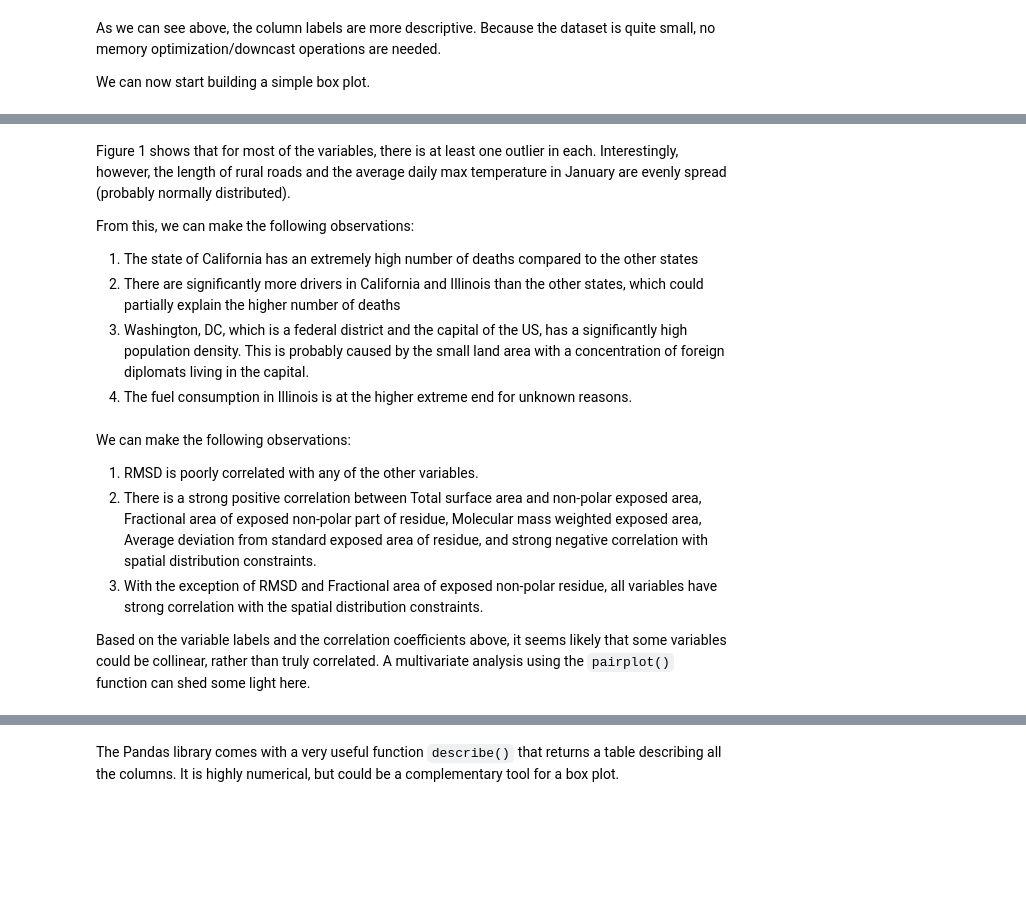
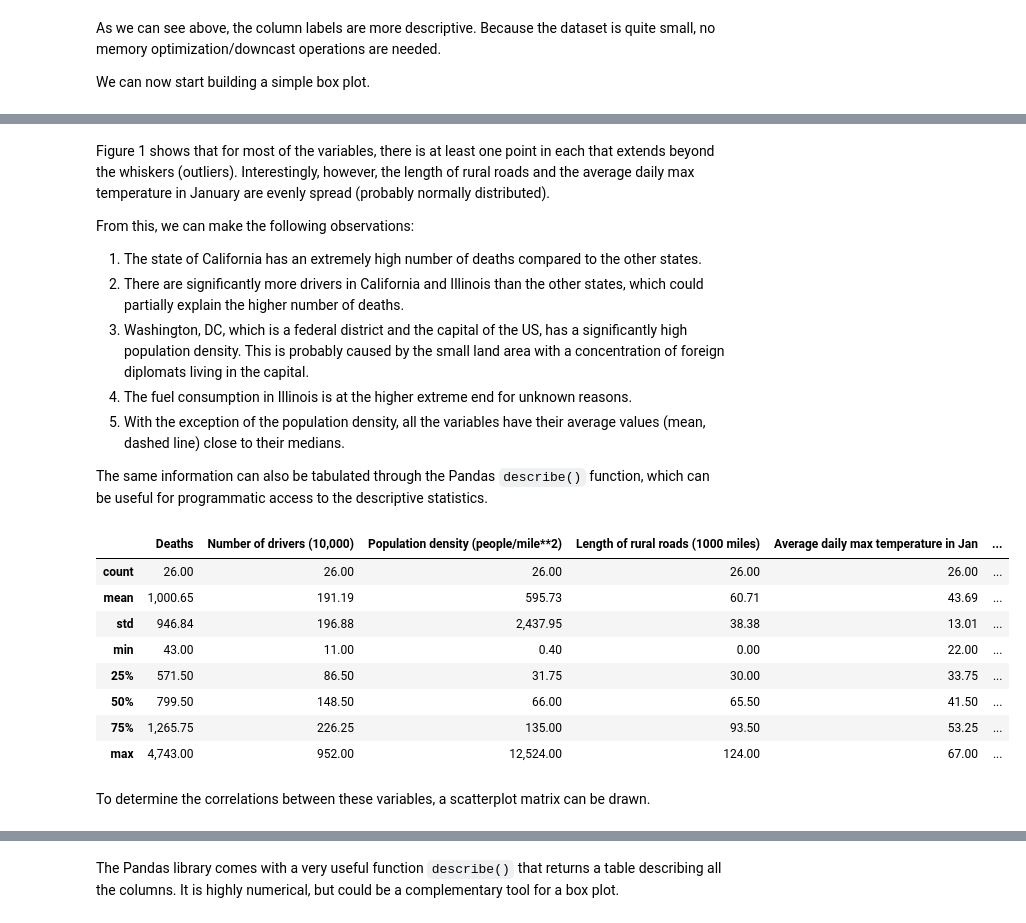
Before and after one commit to m-noor/FundamentalsofDA-Project, a Jupyter notebook: FundamentalsOfDA-Project.ipynb, the cells around one changed output, grey strips where cells are left out. Drawn from its saved outputs; the diff is of its cells as text; code cells hidden in the pictures; blank space fills up the shorter version.

```diff
--- a/FundamentalsOfDA-Project.ipynb
+++ b/FundamentalsOfDA-Project.ipynb
@@ -201,21 +204,32 @@ iplot(fig)
 # %% [output]
 [interactive output not drawn]
 # %% [markdown]
-Figure 1 shows that for most of the variables, there is at least one outlier in each. Interestingly, however, the length of rural roads and the average daily max temperature in January are evenly spread (probably normally distributed).
+Figure 1 shows that for most of the variables, there is at least one point in each that extends beyond the whiskers (outliers). Interestingly, however, the length of rural roads and the average daily max temperature in January are evenly spread (probably normally distributed).
 
 From this, we can make the following observations:
-1. The state of California has an extremely high number of deaths compared to the other states
-1. There are significantly more drivers in California and Illinois than the other states, which could partially explain the higher number of deaths
+1. The state of California has an extremely high number of deaths compared to the other states.
+1. There are significantly more drivers in California and Illinois than the other states, which could partially explain the higher number of deaths.
 1. Washington, DC, which is a federal district and the capital of the US, has a significantly high population density. This is probably caused by the small land area with a concentration of foreign diplomats living in the capital.
 1. The fuel consumption in Illinois is at the higher extreme end for unknown reasons.
+1. With the exception of the population density, all the variables have their average values (mean, dashed line) close to their medians.
+
+The same information can also be tabulated through the Pandas `describe()` function, which can be useful for programmatic access to the descriptive statistics.
-# %% [markdown]
-We can make the following observations:
-
-1. RMSD is poorly correlated with any of the other variables.
-1. There is a strong positive correlation between Total surface area and non-polar exposed area, Fractional area of exposed non-polar part of residue, Molecular mass weighted exposed area, Average deviation from standard exposed area of residue, and strong negative correlation with spatial distribution constraints.
-1. With the exception of RMSD and Fractional area of exposed non-polar residue, all variables have strong correlation with the spatial distribution constraints.
-
-Based on the variable labels and the correlation coefficients above, it seems likely that some variables could be collinear, rather than truly correlated. A multivariate analysis using the `pairplot()` function can shed some light here.
+# %%
+# http://www.datasciencemadesimple.com/format-integer-column-of-dataframe-in-python-pandas/
+pd.options.display.float_format = '{:,.2f}'.format # round to the 2 decimal places
+df.describe()
+# %% [output]
+|  | Deaths | Number of drivers (10,000) | Population density (people/mile**2) | Length of rural roads (1000 miles) | Average daily max temperature in Jan | ... |
+| count | 26.00 | 26.00 | 26.00 | 26.00 | 26.00 | ... |
+| mean | 1,000.65 | 191.19 | 595.73 | 60.71 | 43.69 | ... |
+| std | 946.84 | 196.88 | 2,437.95 | 38.38 | 13.01 | ... |
+| min | 43.00 | 11.00 | 0.40 | 0.00 | 22.00 | ... |
+| 25% | 571.50 | 86.50 | 31.75 | 30.00 | 33.75 | ... |
+| 50% | 799.50 | 148.50 | 66.00 | 65.50 | 41.50 | ... |
+| 75% | 1,265.75 | 226.25 | 135.00 | 93.50 | 53.25 | ... |
+| max | 4,743.00 | 952.00 | 12,524.00 | 124.00 | 67.00 | ... |
+# %% [markdown]
+To determine the correlations between these variables, a scatterplot matrix can be drawn.
 # %%
 # https://community.plot.ly/t/splom-scatter-matrix-changing-styles-of-all-axes-in-one-go/16636/2
 # https://plot.ly/python/splom/
```
Also changed, not shown: parts of 5 cells of this notebook, 1 other file.
